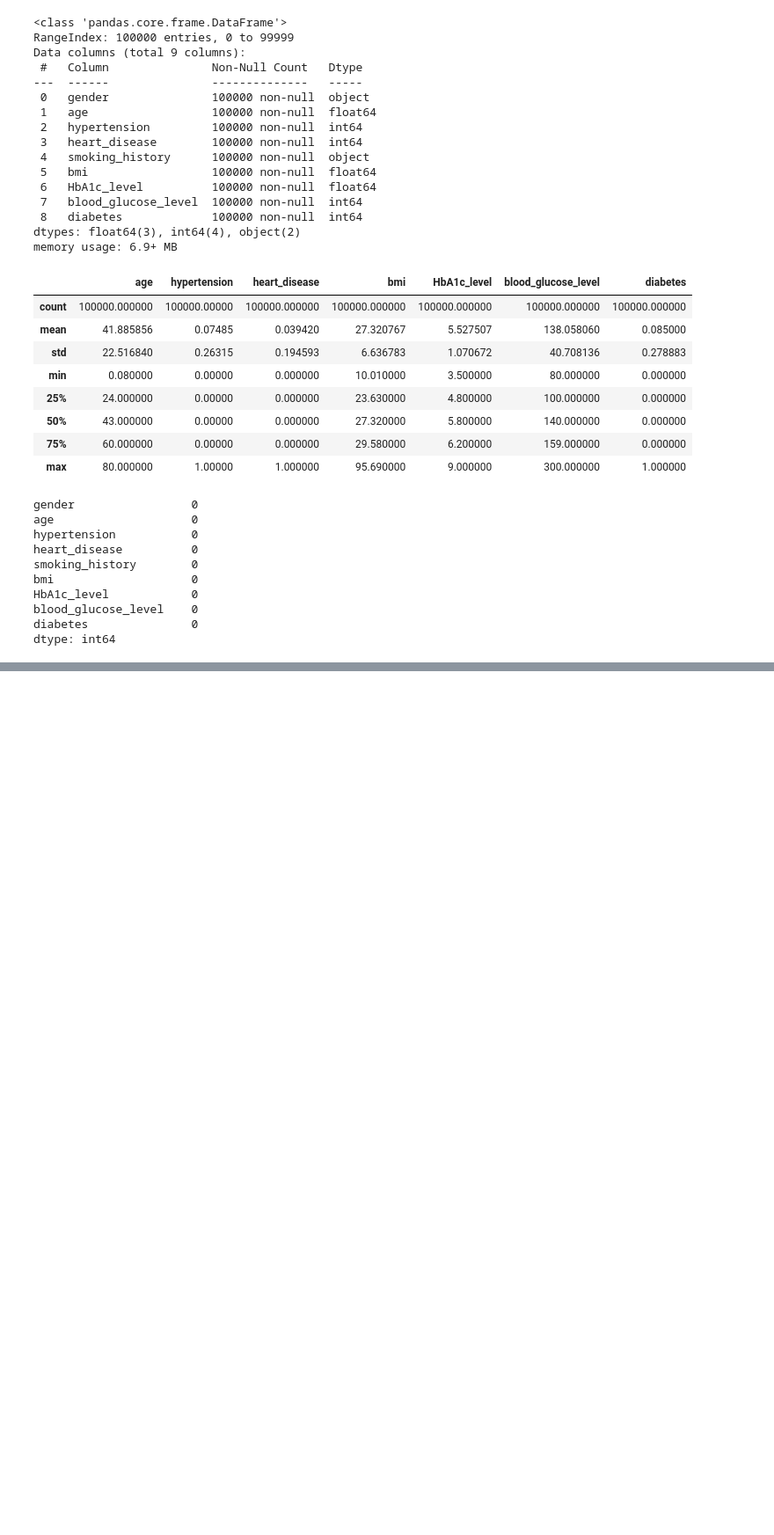
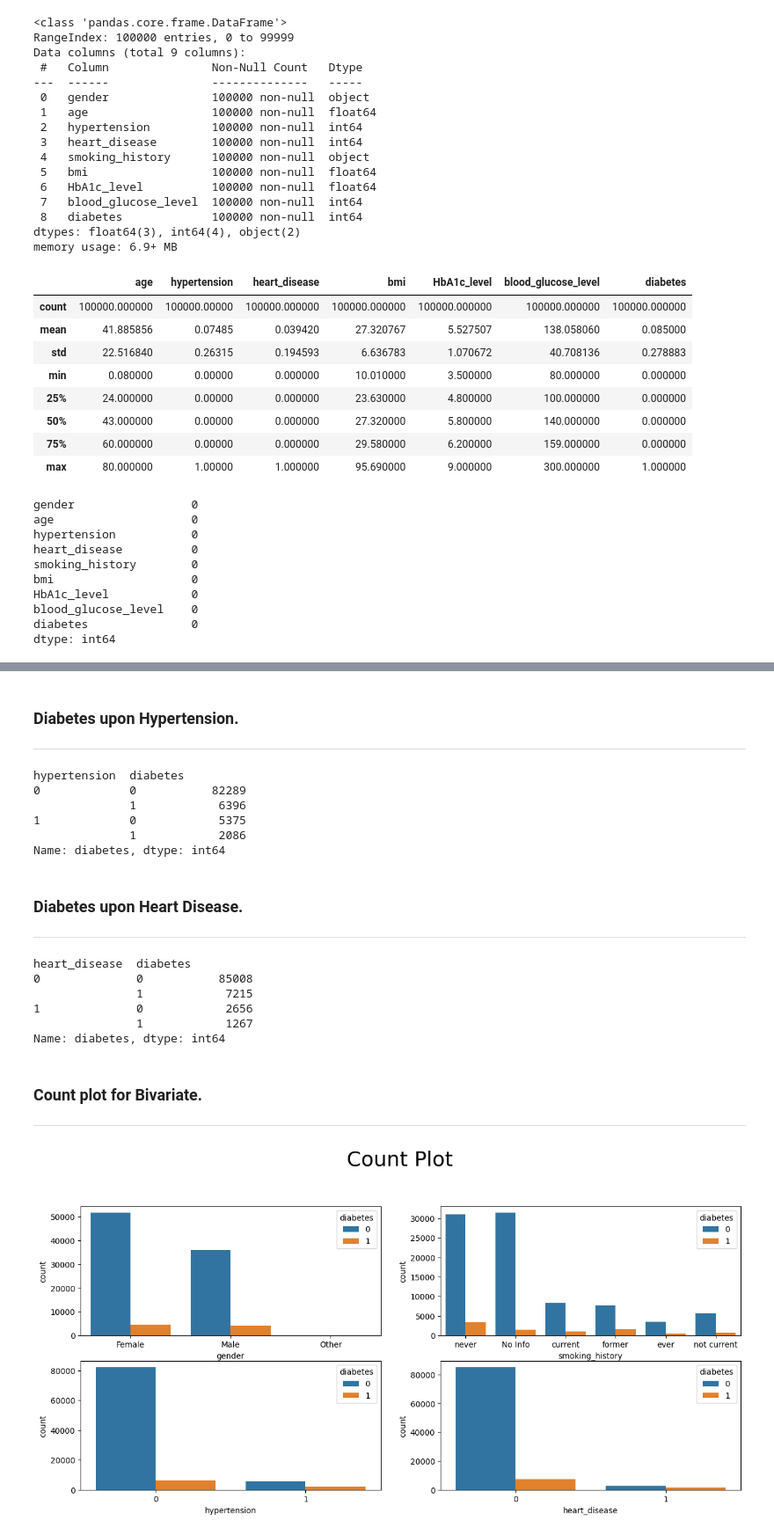
Before and after one commit to Suman-Adhikary/Diabetes-Prediction, a Jupyter notebook: Diabetes_Prediction.ipynb, the cells around one changed output, grey strips where cells are left out. Shown at 88% size. Cells and saved outputs as stored; diff of their text form; code cells hidden in the pictures; blank space fills up the shorter version.

```diff
--- a/Diabetes_Prediction.ipynb
+++ b/Diabetes_Prediction.ipynb
@@ -184,0 +322,50 @@ plt.show()
+# %% [markdown]
+### Diabetes upon Hypertension.
+
+---
+# %%
+dataset.groupby('hypertension')['diabetes'].value_counts()
+# %% [output]
+hypertension  diabetes
+0             0           82289
+              1            6396
+1             0            5375
+              1            2086
+Name: diabetes, dtype: int64
+# %% [markdown]
+### Diabetes upon Heart Disease.
+
+---
+# %%
+dataset.groupby('heart_disease')['diabetes'].value_counts()
+# %% [output]
+heart_disease  diabetes
+0              0           85008
+               1            7215
+1              0            2656
+               1            1267
+Name: diabetes, dtype: int64
+# %% [markdown]
+### Count plot for Bivariate.
+
+---
+# %%
+col = ['gender', 'smoking_history', 'hypertension', 'heart_disease']
+
+fig, axs = plt.subplots(3, 2, figsize=(15, 10), squeeze=False)
+
+Axis = []
+for j in range(3):
+    for k in range(2):
+        Axis.append(axs[j, k])
+
+for i in range(len(col)):
+    sns.countplot(data = dataset, x = col[i], hue = 'diabetes', ax=Axis[i])
+
+for ax in axs.flat:
+        if not bool(ax.has_data()):
+            fig.delaxes(ax)
+fig.suptitle("Count Plot", fontsize=26)
+plt.show()
+# %% [output]
+[figure, added]
```
Also changed, not shown: parts of 90 cells of this notebook.
